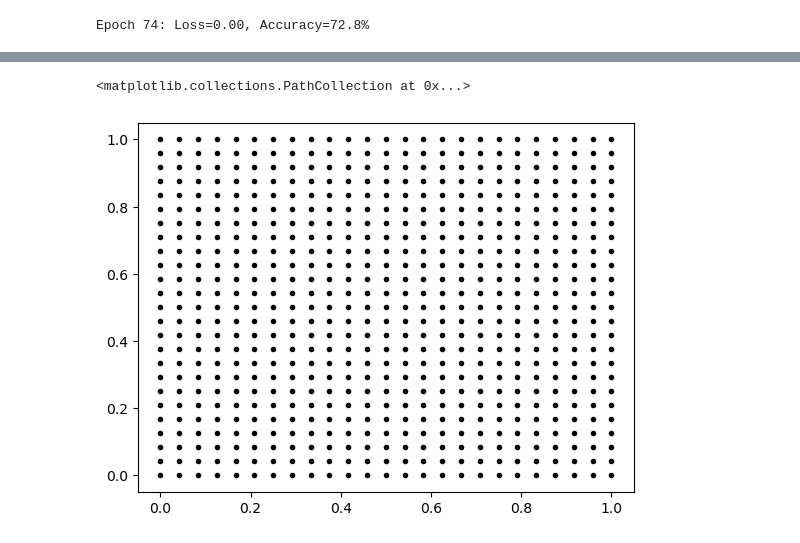
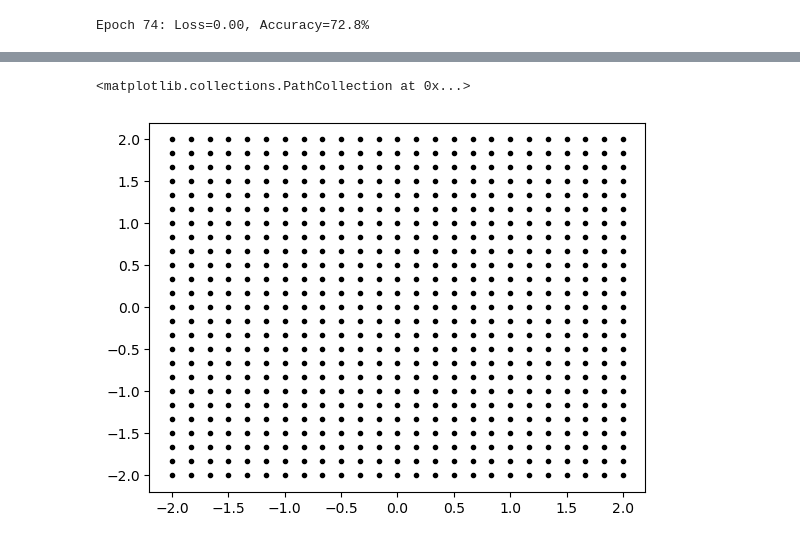
Before and after one commit to juelha/DenoisingAutoencoder, a Jupyter notebook: demo.ipynb, the cells around one changed output, grey strips where cells are left out. Saved outputs shown, nothing was run; the diff lists cells and outputs as text; code cells hidden in the pictures.

```diff
--- a/demo.ipynb
+++ b/demo.ipynb
@@ -54,11 +58,11 @@ plot_loss(trainer, shape_name)
 <Figure size 640x480 with 0 Axes>
 # %%
 # generate a grid of points
-grid = gen_grid_data(25, bot_left=(0,0), top_right=(1,1))
+grid = gen_grid_data(25)#, bot_left=(0,0), top_right=(1,1))
 plt.scatter(grid[:,0], grid[:,1], marker='.', c='black')
 # %% [output]
 <matplotlib.collections.PathCollection at 0x...>
-[figure, old version]
+[figure, new version]
 # %%
 # feed the grid into the model and see the magic happen :)
 prediction = model(grid)
```
Also changed, not shown: parts of 7 cells of this notebook, 1 other file.
